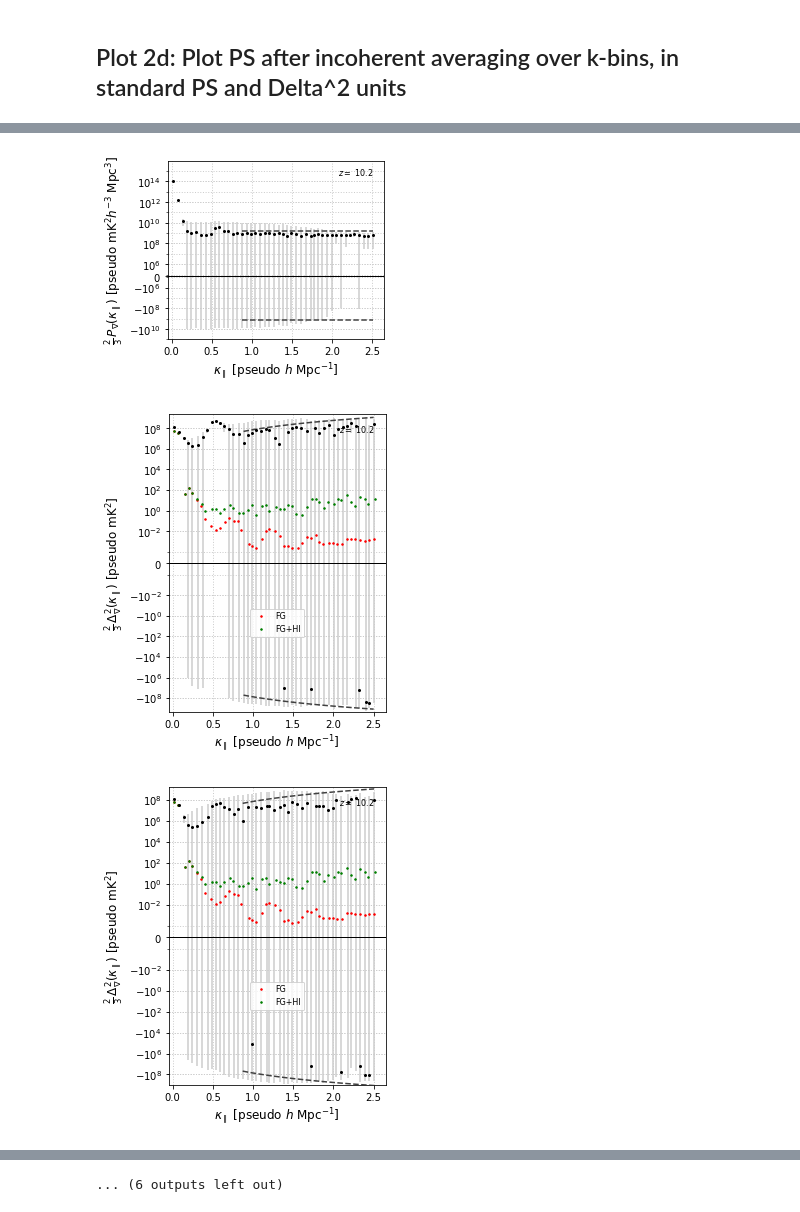
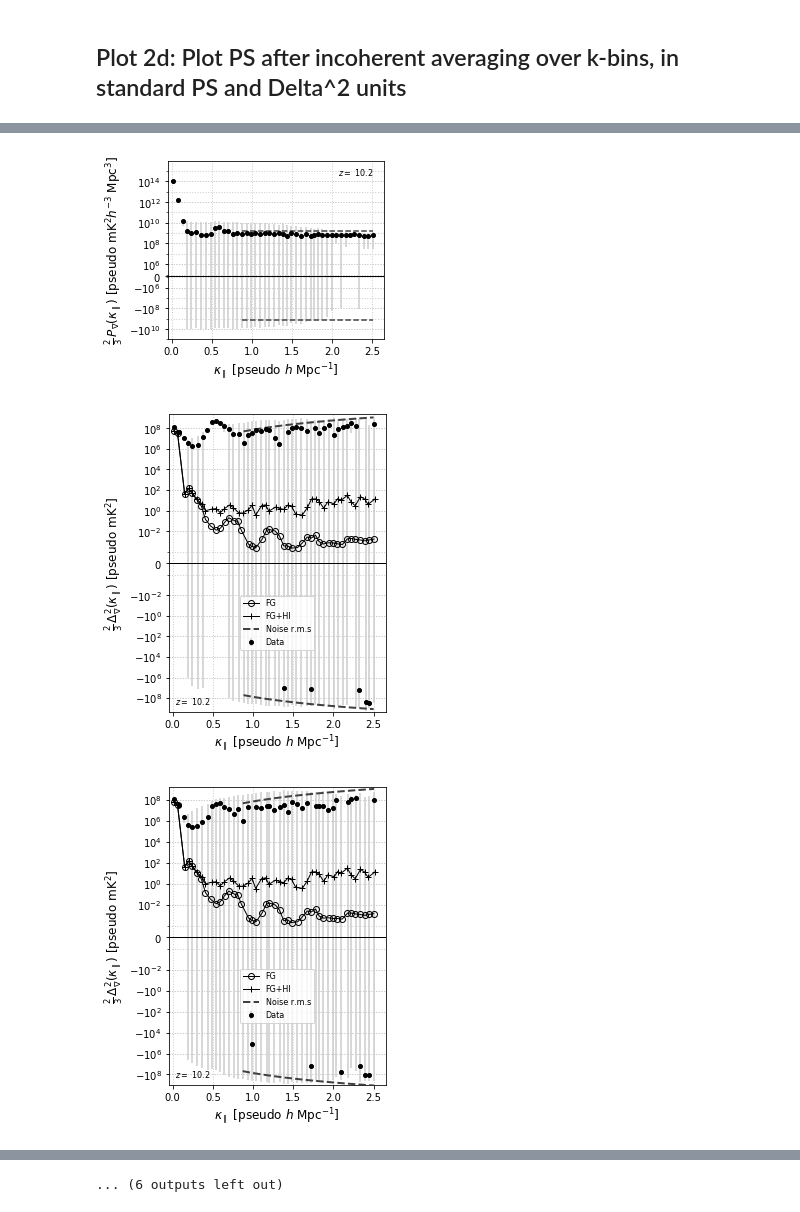
Before and after one commit to nithyanandan/PRISim, a Jupyter notebook: prisim/examples/codes/BispectrumPhase/combine_pol_multiday_EQ28_data_RA_1.6_transit_closure_PS_analysis.ipynb, the cells around one changed output, grey strips where cells are left out. Cells and saved outputs as stored; diff of their text form; code cells hidden in the pictures.

```diff
--- a/prisim/examples/codes/BispectrumPhase/combine_pol_multiday_EQ28_data_RA_1.6_transit_closure_PS_analysis.ipynb
+++ b/prisim/examples/codes/BispectrumPhase/combine_pol_multiday_EQ28_data_RA_1.6_transit_closure_PS_analysis.ipynb
@@ -144,6 +144,7 @@ if ('2' in plots) or ('2a' in plots) or ('2b' in plots) or ('2c' in plots) or ('
     nsigma = plot_info['2']['nsigma']
 
     mdl_colrs = ['red', 'green', 'blue', 'cyan', 'gray', 'orange']
+    mdl_mrkrs = ['o', '+']
 # %% [markdown]
 ## Plot 2c: Plot PS after incoherent averaging over redundant triads, LST diff range, and/or other polarization.
 # %%
@@ -558,7 +575,8 @@ Processing datapool=whole, stat=mean, LST-Day-Triad combination=2, spw=1...
                                                             minabsvals += [NP.nanmin(NP.abs(psval.real))]
                                                             maxvals += [NP.nanmax(psval.real)]
                                                             minvals += [NP.nanmin(psval.real)]
-                                                            axs[dpoolind].plot(kval, psval.real, ls='none', marker='.', ms=3, color=mdl_colrs[mdlind], label='{0}'.format(mdl))
+#                                                             axs[dpoolind].plot(kval, psval.real, ls='none', marker='.', ms=3, color=mdl_colrs[mdlind], label='{0}'.format(mdl))
+                                                            axs[dpoolind].plot(kval, psval.real, ls='-', lw=1, marker=mdl_mrkrs[mdlind], ms=6, mfc='none', mec='black', color='black', label='{0}'.format(mdl))
 
                                             if dpool in xcpdps_b_avg_pol_diag_kbin[sampling]:
                                                 kval = xcpdps_b_avg_pol_diag_kbin[sampling]['kbininfo'][dpool][stat][combi][zind,lind,dind,trind,:].to('Mpc-1').value
@@ -593,7 +611,7 @@ Processing datapool=whole, stat=mean, LST-Day-Triad combination=2, spw=1...
 
                                                 for errtype in ps_errtype:
                                                     if errtype.lower() == 'ssdiff':
-                                                        axs[dpoolind].errorbar(kval, psval.real, yerr=nsigma*psrms_ssdiff, xerr=None, ecolor=errshade[errtype.lower()], ls='none', marker='.', ms=4, color='black')
+                                                        axs[dpoolind].errorbar(kval, psval.real, yerr=nsigma*psrms_ssdiff, xerr=None, ecolor=errshade[errtype.lower()], ls='none', marker='o', ms=4, color='black', label='Data')
                                                         if pstype == 'PS':
                                                             psmean_ssdiff_across_kbins, psmedian_ssdiff_across_kbins, psrms_ssdiff_across_kbins = sigma_clipped_stats(NP.vstack((ps_ssdiff.real, ps_ssdiff.imag)))
                                                             print('-------------------')
@@ -603,14 +621,17 @@ Processing datapool=whole, stat=mean, LST-Day-Triad combination=2, spw=1...
                                                             axs[dpoolind].hlines([-psrms_ssdiff_across_kbins, psrms_ssdiff_across_kbins], kprll_for_rms.min(), kprll_for_rms.max(), linestyles='--', lw=1.5, color='0.25')
                                                         if pstype == 'Del2':
                                                             del2rms_ssdiff_across_kbins =  psrms_ssdiff_across_kbins * kprll_for_rms**3 / (2 * NP.pi**2)
-                                                            axs[dpoolind].plot(kprll_for_rms, del2rms_ssdiff_across_kbins, ls='--', lw=1.5, color='0.25')
-                                                            axs[dpoolind].plot(kprll_for_rms, -del2rms_ssdiff_across_kbins, ls='--', lw=1.5, color='0.25')
+                                                            axs[dpoolind].plot(kprll_for_rms, del2rms_ssdiff_across_kbins, ls='--', lw=2, color='0.25', label='Noise r.m.s')
+                                                            axs[dpoolind].plot(kprll_for_rms, -del2rms_ssdiff_across_kbins, ls='--', lw=2, color='0.25')
                                                     elif errtype.lower() == 'psdiff':
                                                         axs[dpoolind].errorbar(kval, psval.real, yerr=nsigma*psrms_psdiff, xerr=None, ecolor=errshade[errtype.lower()], ls='none', marker='.', ms=4, color='black', label='Data')
                                             if pstype == 'Del2':
                                                 legend = axs[dpoolind].legend(loc='center', bbox_to_anchor=(0.5,0.3), shadow=False, fontsize=8)
                                             if trno == 0:
-                                                axs[dpoolind].text(0.95, 0.97, r'$z=$'+' {0:.1f}'.format(xcpdps_b_avg_pol_diag_kbin['resampled']['z'][zind]), transform=axs[dpoolind].transAxes, fontsize=8, weight='medium', ha='right', va='top', color='black')
+                                                if pstype == 'PS':
+                                                    axs[dpoolind].text(0.95, 0.97, r'$z=$'+' {0:.1f}'.format(xcpdps_b_avg_pol_diag_kbin['resampled']['z'][zind]), transform=axs[dpoolind].transAxes, fontsize=8, weight='medium', ha='right', va='top', color='black')
+                                                else:
+                                                    axs[dpoolind].text(0.03, 0.02, r'$z=$'+' {0:.1f}'.format(xcpdps_b_avg_pol_diag_kbin['resampled']['z'][zind]), transform=axs[dpoolind].transAxes, fontsize=8, weight='medium', ha='left', va='bottom', color='black')
 
                                         axs[dpoolind].axhline(y=0, xmin=0, xmax=1, ls='-', lw=1, color='black')
 
@@ -704,10 +736,10 @@ Current: Mean = -668584212.558,  Median = -248477353.353,        RMS = 144480670
 /lustre/aoc/projects/hera/nthyagar/data/HERA/IDR2.1/ClosurePhase/Binned_Data_0100_0220/EQ28/XX_YY/figures/EQ28_dualpol_data_symlog_incoh_kbin_avg_real_cpDel2_z_7.7_median_resampled_dlst_60.0s_comb_2.p ...
 
 SpW: 1, Diagcomb: 3
 /lustre/aoc/projects/hera/nthyagar/data/HERA/IDR2.1/ClosurePhase/Binned_Data_0100_0220/EQ28/XX_YY/figures/EQ28_dualpol_data_symlog_incoh_kbin_avg_real_cpDel2_z_7.7_median_resampled_dlst_60.0s_comb_3.p ...
 [figure]
 [figure]
 [figure]
 [figure]
-[figure, old version]
+[figure, new version]
-[figure, old version]
+[figure, new version]
```
Also changed, not shown: parts of 7 cells of this notebook, 1 other file.
